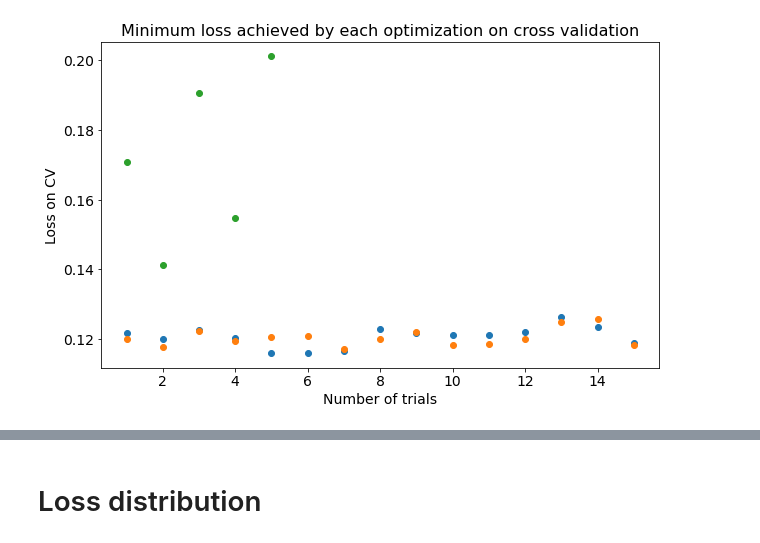
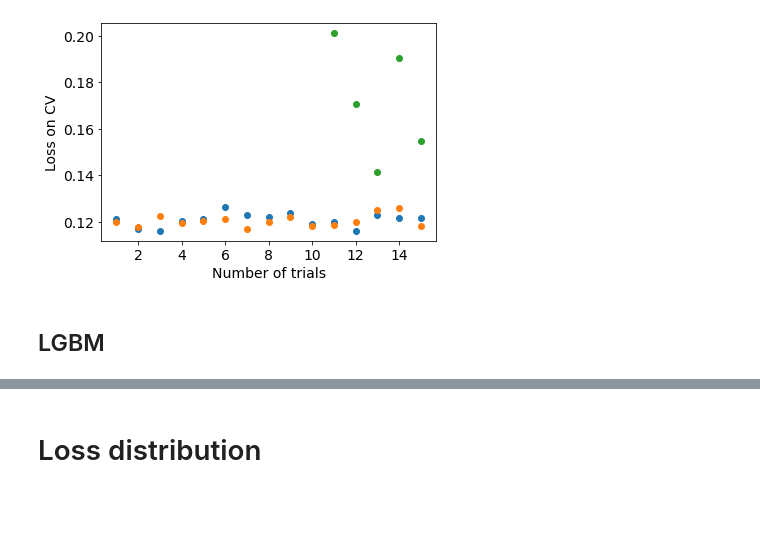
Before and after one commit to Birkamal/statistical_analysis, a Jupyter notebook: project_analysis.ipynb, the cells around one changed output, grey strips where cells are left out. Drawn from its saved outputs; the diff is of its cells as text; code cells hidden in the pictures; blank space fills up the shorter version.

Commit message:
lgbm+ctb+shap

```diff
--- a/project_analysis.ipynb
+++ b/project_analysis.ipynb
@@ -52,6 +83,6 @@ plt.show()
 # %%
 # load the file path for the resuls
-file = glob.glob('/content/drive/My Drive/project_results/loss_csv_results/*/*')
+file = glob.glob('/content/drive/My Drive/XGBoost_results/loss_csv_results/*/*')
 print(file)
 
 # adding experiment number using list comprehension
@@ -63,6 +94,6 @@ def process_frame(path):
 # combine the dataframe
 frames = [ process_frame(f) for f in file ]
 result = pd.concat(frames)
-result = result.reset_index().drop('index', axis = 1)
-result
+result_x = result.reset_index().drop('index', axis = 1)
+result_x
 # %% [output]
@@ -83,14 +114,16 @@ result
 # %%
 
 # Minimum Loss by each optimization technique
-plt.figure( figsize=(10,6))
-plt.plot(result.groupby(['seed','optim_type']).min().unstack()['loss'],'o')#.plot(figsize=(10,6))
-plt.title('Minimum loss achieved by each optimization on cross validation', size = 16)
+plt.plot(figsize=(18,12))
+plt.plot(result_x.groupby(['seed','optim_type']).min().unstack()['loss'],'o')#.plot(figsize=(10,6))
+#plt.title('Minimum loss achieved by each optimization on cross validation', size = 16)
 plt.xlabel('Number of trials',size=14)
 plt.ylabel('Loss on CV',size=14)
 plt.xticks(size=14)
 plt.yticks(size=14)
-plt.savefig("xgb_optim_min_loss.png")
+plt.savefig("xgb_optim_min_loss_n.png")
 plt.show()
 # %% [output]
-[figure, old version]
+[figure, new version]
+# %% [markdown]
+## LGBM
```
Also changed, not shown: parts of 68 cells of this notebook.
